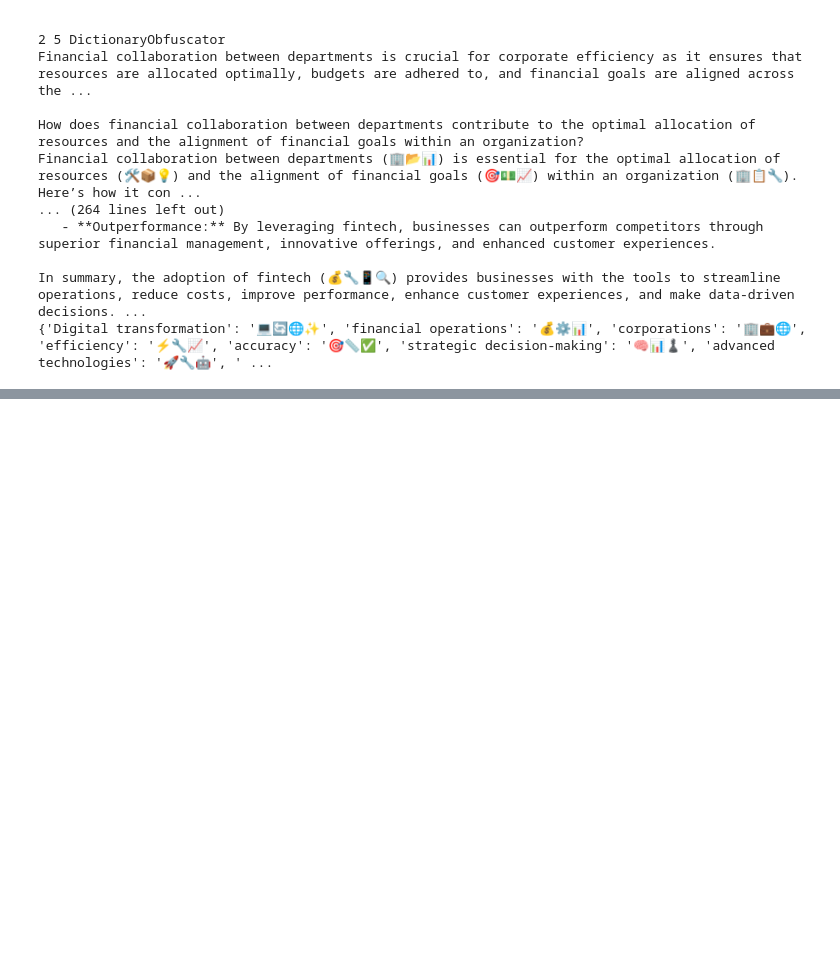
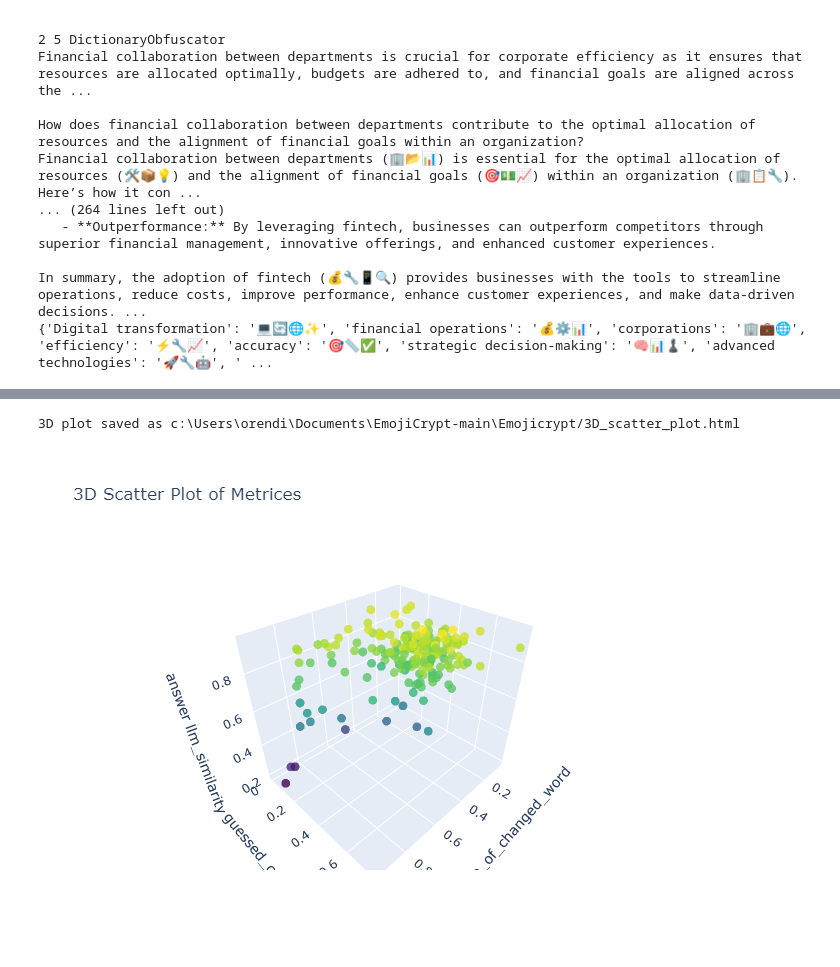
Before and after one commit to chkp-orendi/Emojicrypt, a Jupyter notebook: playground/playground.ipynb, the cells around one changed output, grey strips where cells are left out. Cells and saved outputs as stored; diff of their text form; code cells hidden in the pictures; blank space fills up the shorter version.

```diff
--- a/playground/playground.ipynb
+++ b/playground/playground.ipynb
@@ -4551,0 +4799,55 @@ In summary, the adoption of fintech (💰🔧📱🔍) provides businesses with
+# %%
+import plotly.graph_objects as go
+from dotenv import load_dotenv
+import sys
+import os
+load_dotenv()
+sys.path.append(os.getenv("PROJECT_PATH"))
+# Assuming metrices is defined as follows:
+
+
+# Prepare the data for the 3D plot
+x_data = [metrices[0][1][i] for i in range(len(metrices[0][1]))]
+y_data = [metrices[1][1][i] for i in range(len(metrices[0][1]))]
+z_data = [metrices[2][1][i] for i in range(len(metrices[0][1]))]
+
+
+# Create the 3D scatter plot
+fig = go.Figure(data=[go.Scatter3d(
+    x=x_data,
+    y=y_data,
+    z=z_data,
+    mode='markers',
+    marker=dict(
+        size=5,
+        color=z_data,  # set color to an array/list of desired values
+        colorscale='Viridis',  # choose a colorscale
+        opacity=0.8
+    )
+)])
+
+# Update layout
+fig.update_layout(
+    title='3D Scatter Plot of Metrices',
+    scene=dict(
+        xaxis_title=f'{metrices[0][0]}',
+        yaxis_title=f'{metrices[1][0]}',
+        zaxis_title=f'{metrices[2][0]}'
+    )
+)
+html_path = os.getenv("PROJECT_PATH") + "/3D_scatter_plot.html"
+fig.write_html(html_path)
+
+# Show the plot
+fig.show()
+
+print(f"3D plot saved as {html_path}")
+# %% [output]
+3D plot saved as c:\Users\orendi\Documents\EmojiCrypt-main\Emojicrypt/3D_scatter_plot.html
+# %%
+from IPython.display import Image
+
+# Display the saved image
+Image(filename=os.getenv("PROJECT_PATH") + "/3D_plot.png")
+# %% [output]
+[figure, added]
```
Also changed, not shown: parts of 17 cells of this notebook, 19 other files.
